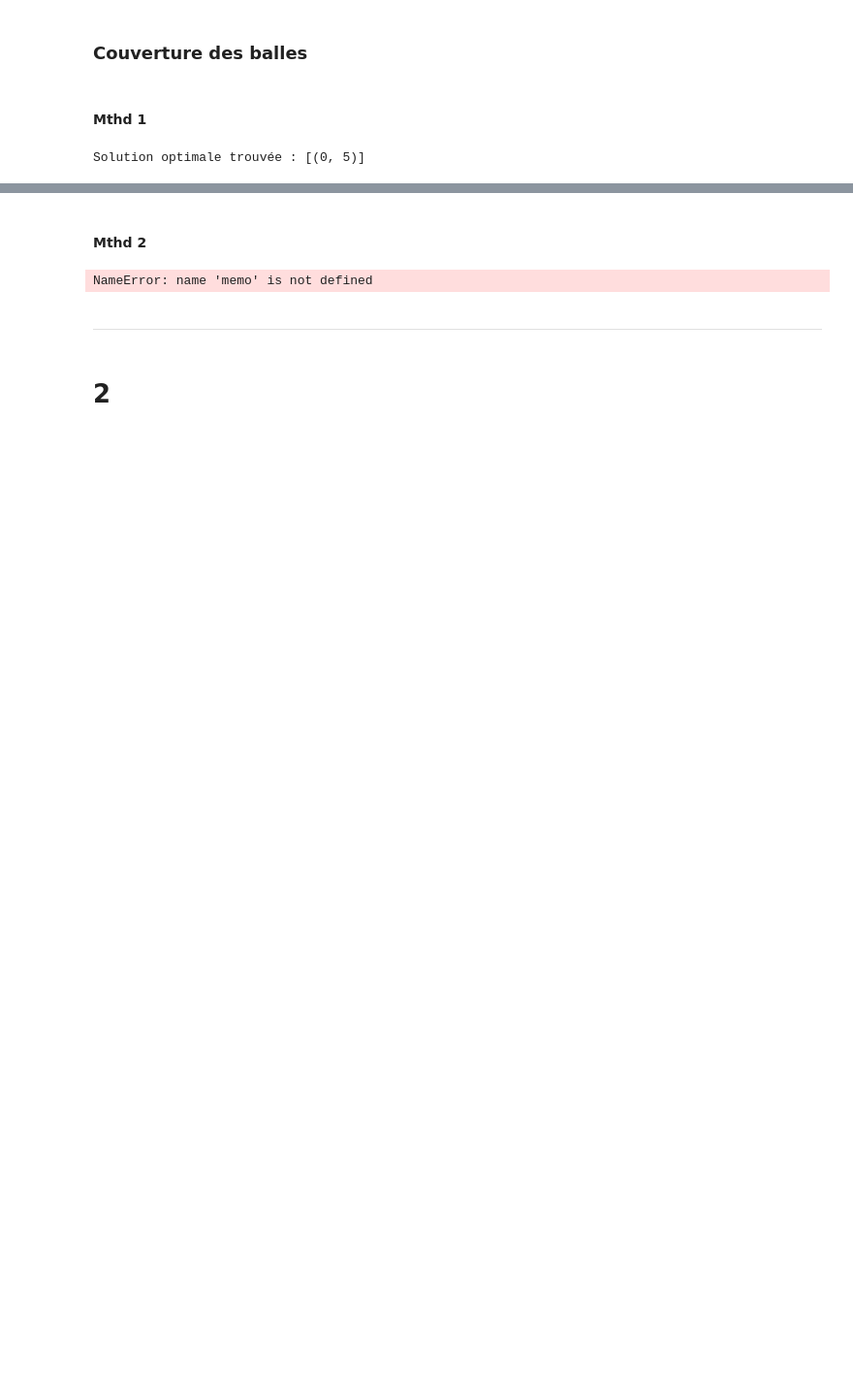
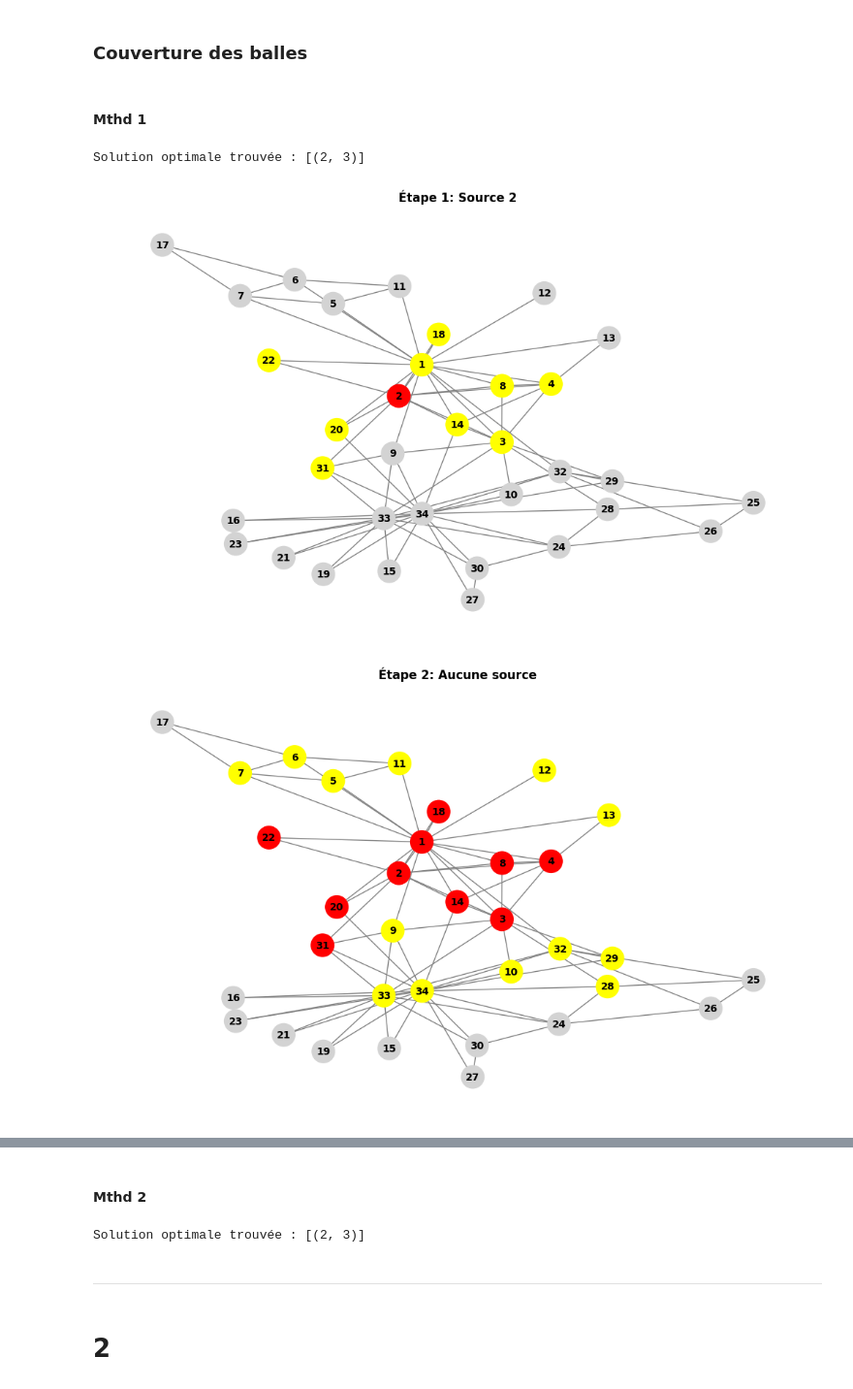
Before and after one commit to OussamaLay/Graph_Burning_Problem, a Jupyter notebook: main.ipynb, the cells around one changed output, grey strips where cells are left out. Shown: that part at 97% size. Drawn from its saved outputs; the diff is of its cells as text; code cells hidden in the pictures; blank space fills up the shorter version.

```diff
--- a/main.ipynb
+++ b/main.ipynb
@@ -15,10 +15,10 @@ from algo_recherche import recherche_profondeur, recherche_largeur, trouver_sequ
 #fichier = r'instances\Stranke94\Stranke94.mtx'
 
 # 29 sommets (5.38)
-fichier = r'instances\bn-mouse_visual-cortex_1\bn-mouse_visual-cortex_1.mtx'
+#fichier = r'instances\bn-mouse_visual-cortex_1\bn-mouse_visual-cortex_1.mtx'
 
 # 34 sommets (5,83)
-#fichier = r'instances\karate\karate.mtx'
+fichier = r'instances\karate\karate.mtx'
 
 # 7057 sommets (84.005)
 #fichier = r'instances\fb-pages-government\fb-pages-government.mtx'
@@ -38,4 +38,4 @@ graphe = lire_graphe(fichier)
 #graphe = generate_chain_graph(16)
 
 # Graphe en étoile/spider (4.58)
-graphe = generate_spider_graph(0, leg_length=4, num_legs=5)
+#graphe = generate_spider_graph(0, leg_length=4, num_legs=5)
@@ -105,8 +96,13 @@ sequence = trouver_sequence_brulage(graphe)
 if sequence:
     print("Solution optimale trouvée :", sequence)
     liste_triee = sorted(sequence, key=lambda x: x[1], reverse=True)
-    centres = [centre for centre, rayon in liste_triee]
+    seq = [centre for centre, rayon in liste_triee]
 else:
     print("Aucune solution valide trouvée.")
 # %% [output]
-Solution optimale trouvée : [(0, 5)]
+Solution optimale trouvée : [(2, 3)]
+# %%
+visualiser_graphe_par_etape(graphe, seq)
+# %% [output]
+[figure, added]
+[figure, added]
@@ -113,7 +111,7 @@ Solution optimale trouvée : [(0, 5)]
 # %% [markdown]
 #### Mthd 2
 # %%
-sequence = trouver_sequence_optimale(graphe)
+#sequence = couverture_balle_beta(graphe)
 if sequence:
     print("Solution optimale trouvée :", sequence)
     liste_triee = sorted(sequence, key=lambda x: x[1], reverse=True)
@@ -121,7 +119,7 @@ if sequence:
 else:
     print("Aucune solution valide trouvée.")
 # %% [output]
-NameError: name 'memo' is not defined
+Solution optimale trouvée : [(2, 3)]
 # %% [markdown]
 ---
 # %% [markdown]
```
Also changed, not shown: parts of 13 cells of this notebook, 3 other files.
